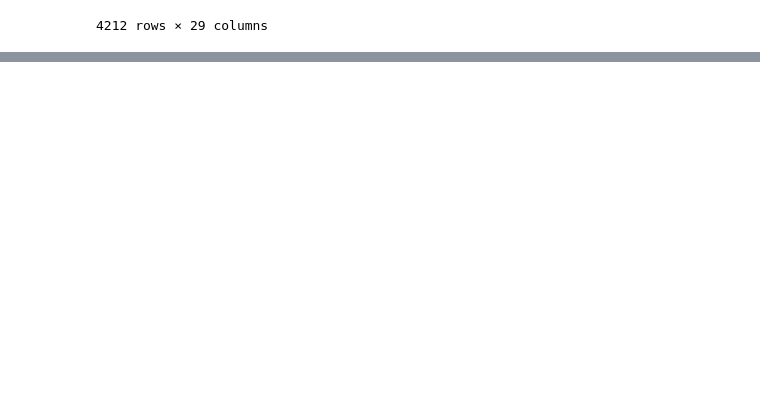
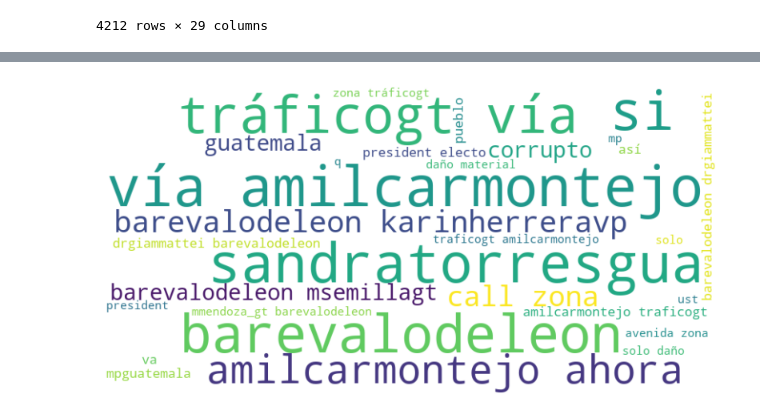
Before and after one commit to CrisLayB/DataScience_Lab06, a Jupyter notebook: Lab6Problema2.ipynb, the cells around one changed output, grey strips where cells are left out. Drawn from its saved outputs; the diff is of its cells as text; code cells hidden in the pictures; blank space fills up the shorter version.

```diff
--- a/Lab6Problema2.ipynb
+++ b/Lab6Problema2.ipynb
@@ -44,0 +449,18 @@ df_bernardo
+# %%
+# Combina todos los textos en uno solo (si tus textos están en una lista)
+combined_text_rawContent = ' '.join(df_sandra["rawContent"])
+
+# Configura la nube de palabras
+wordcloud = WordCloud(
+    background_color='white',  # Color del fondo
+    width=800, height=400,     # Tamaño de la imagen de la nube de palabras
+    max_words=30,             # Número máximo de palabras en la nube
+).generate(combined_text_rawContent)
+
+# Muestra la nube de palabras en una figura de matplotlib
+plt.figure(figsize=(10, 5))
+plt.imshow(wordcloud, interpolation='bilinear')
+plt.axis('off')  # Oculta los ejes
+plt.show()
+# %% [output]
+[figure, added]
```
Also changed, not shown: parts of 54 cells of this notebook, 1 other file.
